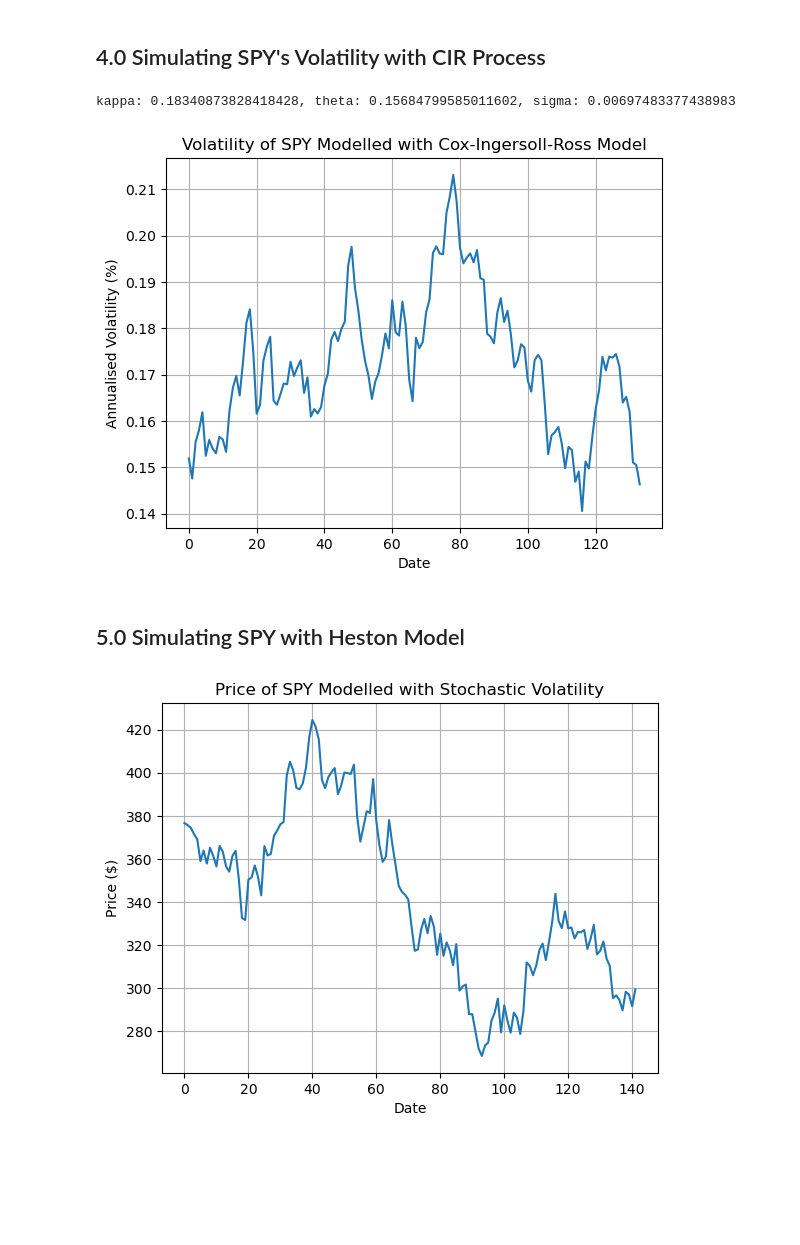
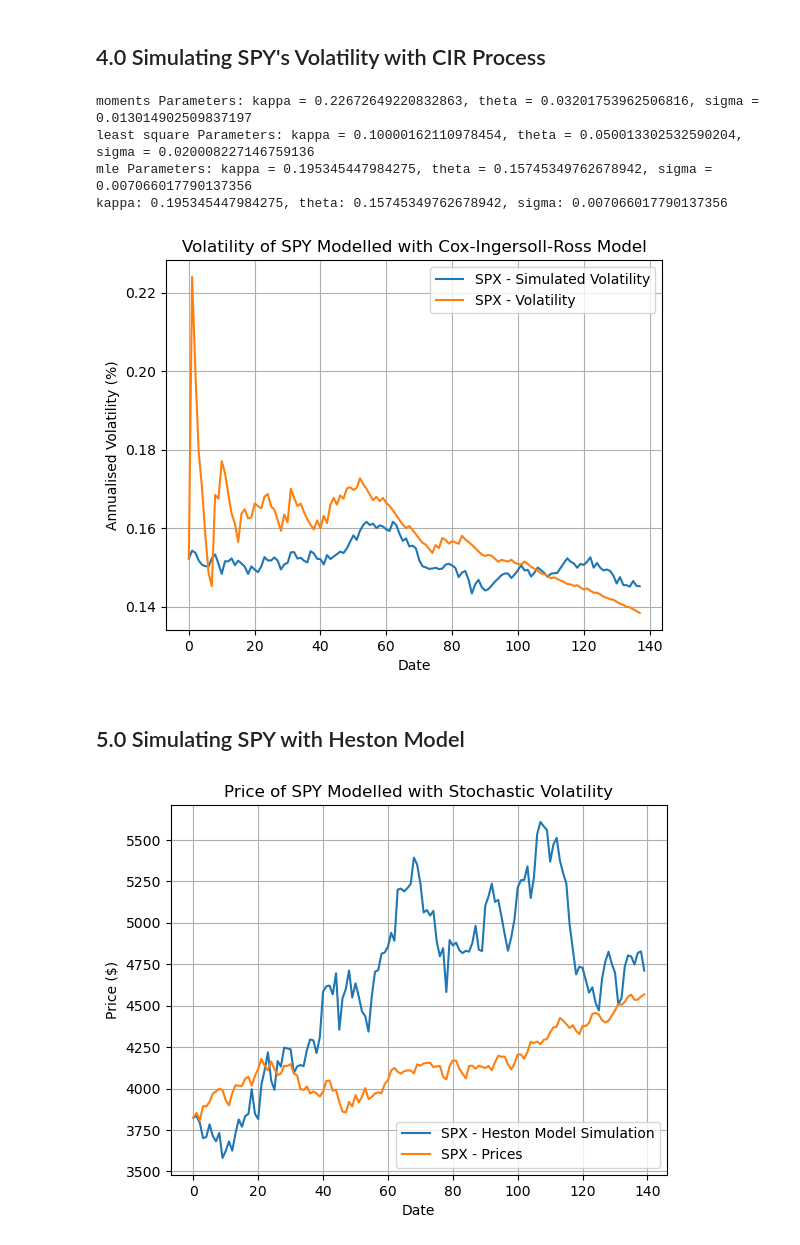
Before and after one commit to Bruce1102/Stochastic-Process-Fitting, a Jupyter notebook: Stochastic_Process_fitting.ipynb, the cells around one changed output. Cells and saved outputs as stored; diff of their text form; code cells hidden in the pictures; blank space fills up the shorter version.

```diff
--- a/Stochastic_Process_fitting.ipynb
+++ b/Stochastic_Process_fitting.ipynb
@@ -22,6 +25,6 @@ from src.data_processing import *
 # %%
 # Define the ticker symbol
-ticker_symbol = "SPY"  # S&P 500's ticker symbol on Yahoo Finance
+ticker_symbol = "^GSPC"  # S&P 500's ticker symbol on Yahoo Finance
 start_date = '2023-01-01'
 end_date = '2023-08-01'
 # Fetch the data
@@ -43,15 +67,15 @@ plt.grid()
 # %%
-# Initialising and fitting model
-spy_process = GBM(initial_price = prices[0], tau = len(prices)/252, n_steps = len(prices))
-params = spy_process.fit(prices, method = 'mle')
-print(f"mu: {params[0]}, sigma: {params[1]}")
+# least square tends to have the best fitting
+spx_process.fit(prices, method = 'mle')
 
 # Plotting simulated GBM process
-spy_process.simulate()
-spy_simulation = spy_process.get_simulation()
+spx_process.simulate()
+spx_simulation = spx_process.get_simulation()
 
 # Plotting simulation
-plt.plot(spy_simulation)
+plt.plot(spx_simulation, label = 'SPX - Simulated Price')
+plt.plot(prices, label = 'SPX - Price')
+plt.legend()
 plt.xlabel("Date")
 plt.ylabel("Price ($)")
 plt.title("Price of SPY Modelled with Geometric Brownian Motion")
@@ -65,43 +88,61 @@ mu: 0.3376459321116511, sigma: 0.13712469535132357
 # Compute annualised volatility
 annualised_vol = compute_annualised_volatility(prices)
 
+# Initialising volatility process
+vol_process = VasicekProcess(initial_price = annualised_vol[0], tau = len(annualised_vol)/252, n_steps = len(annualised_vol))
+
+
+# Fitting by all different methods
+fitting_methods = ['moments', 'least square', 'mle']
+params = {method: vol_process.fit(annualised_vol, method = method) for method in fitting_methods}
+
+for method in fitting_methods:
+    print(f'{method} Parameters: kappa = {params[method][0]}, theta = {params[method][1]}, sigma = {params[method][2]}')
+
+
 # Initialising and fitting volatility model
-vol_process = CIRProcess(initial_price = annualised_vol[0], tau = len(annualised_vol)/252, n_steps = len(annualised_vol))
 params = vol_process.fit(annualised_vol, method = 'mle')
 print(f"kappa: {params[0]}, theta: {params[1]}, sigma: {params[2]}")
 
 # Simulating volatility process
 vol_process.simulate()
-vol_simulation = volatility_process.get_simulation()
+vol_simulation = vol_process.get_simulation()
 
 # Plotting simulated volatility process
-plt.plot(vol_simulation)
+plt.plot(vol_simulation, label = 'SPX - Simulated Volatility')
+plt.plot(annualised_vol, label = 'SPX - Volatility')
+plt.legend()
 plt.xlabel("Date")
 plt.ylabel("Annualised Volatility (%)")
 plt.title("Volatility of SPY Modelled with Cox-Ingersoll-Ross Model")
 plt.grid()
 # %% [output]
-kappa: 0.18340873828418428, theta: 0.15684799585011602, sigma: 0.00697483377438983
+moments Parameters: kappa = 0.22672649220832863, theta = 0.03201753962506816, sigma = 0.013014902509837197
+least square Parameters: kappa = 0.10000162110978454, theta = 0.050013302532590204, sigma = 0.020008227146759136
+mle Parameters: kappa = 0.195345447984275, theta = 0.15745349762678942, sigma = 0.007066017790137356
+kappa: 0.195345447984275, theta: 0.15745349762678942, sigma: 0.007066017790137356
-[figure, old version]
+[figure, new version]
 # %% [markdown]
 <h2> 5.0 Simulating SPY with Heston Model </h2>
 # %%
 # Ensuring prices and volatility are in the same shape
 prices = prices[:len(annualised_vol)]
 
 # Initialising and fitting Heston's model
 heston_model = StochasticVolatility(initial_price = prices[0], tau = len(prices)/252, n_steps = len(prices), volatility_process = vol_process)
-heston_model.fit(data=prices, method='moments')
+heston_model.fit(data=prices, method='least square')
 
 # Simulating Heston's model
 heston_model.simulate()
 heston_simulation = heston_model.get_simulation()
 
 # Plotting simmulation
-plt.plot(heston_simulation)
+plt.plot(heston_simulation, label = 'SPX - Heston Model Simulation')
+plt.plot(prices, label = 'SPX - Prices')
+plt.legend()
 plt.xlabel("Date")
 plt.ylabel("Price ($)")
 plt.title("Price of SPY Modelled with Stochastic Volatility")
 plt.grid()
 # %% [output]
-[figure, old version]
+[figure, new version]
```
Also changed, not shown: parts of 15 cells of this notebook, 1 other file.
